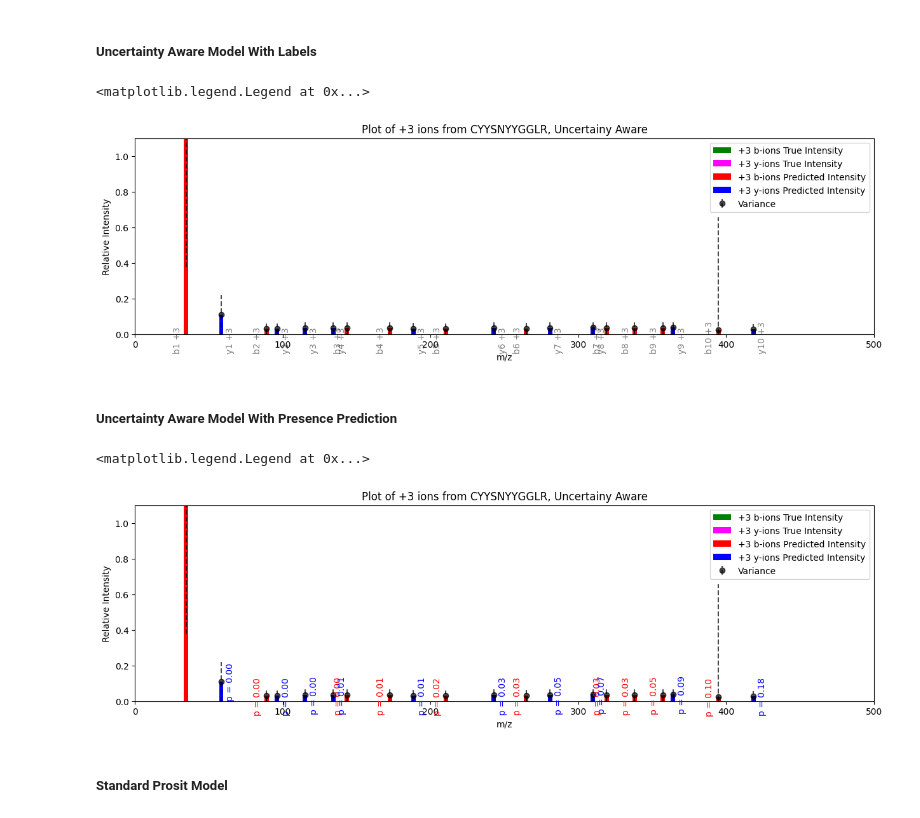
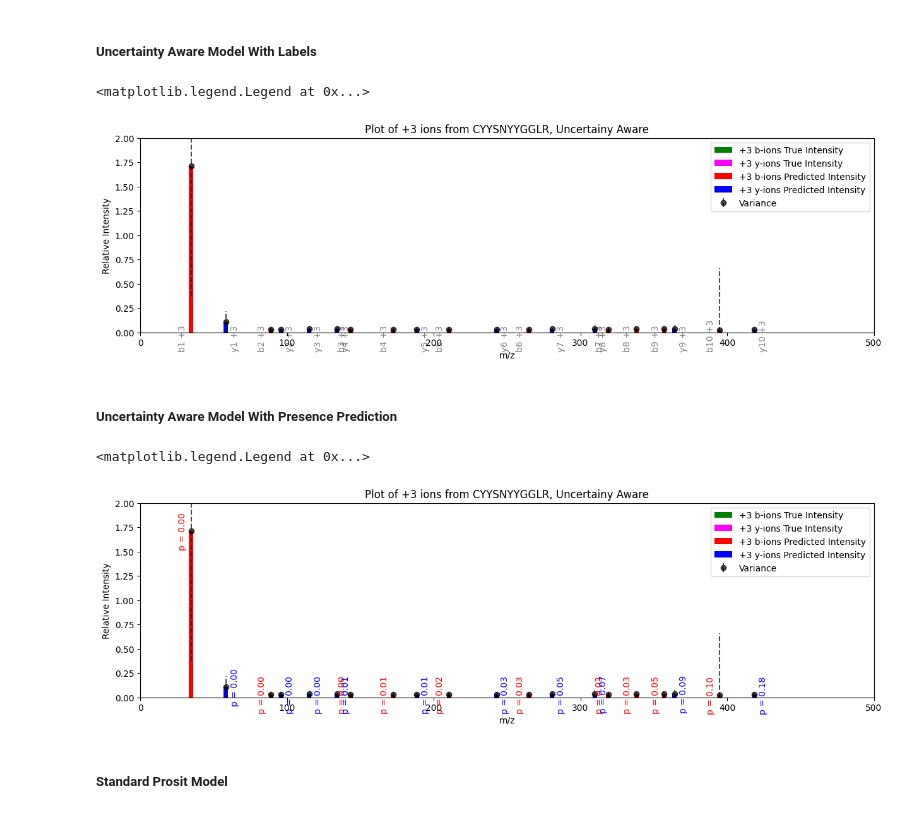
Before and after one commit to Saphcas/dlomix-uncertainty-aware, a Jupyter notebook: notebooks/uncertainty_aware_plotting_examples/plotting_ua_vs_msd.ipynb, the cells around one changed output. Saved outputs shown, nothing was run; the diff lists cells and outputs as text; code cells hidden in the pictures.

Commit message:
Uppdated sizing of the example 1 ion +2 and +3 plots for the uncertainty aware prediction in order to see the full predicted peak

```diff
--- a/notebooks/uncertainty_aware_plotting_examples/plotting_ua_vs_msd.ipynb
+++ b/notebooks/uncertainty_aware_plotting_examples/plotting_ua_vs_msd.ipynb
@@ -1208,11 +1208,11 @@ plt.plot(e1_b3_mz, e1_b3_ions_true, '_', color='g')
 plt.plot(e1_y3_mz, e1_y3_ions_true, '_', color='magenta')
 
 plt.xlim(0, 500)
-plt.ylim(0, 1.1)
+plt.ylim(0, 2)
 plt.legend()
 # %% [output]
 <matplotlib.legend.Legend at 0x...>
-[figure, old version]
+[figure, new version]
 # %% [markdown]
 ##### Uncertainty Aware Model With Presence Prediction
 # %%
@@ -1230,35 +1230,35 @@ plt.bar(e1_b3_mz, e1_b3_ions_mean, width=3, color='r', label='+3 b-ions Predicte
 eb_b = plt.errorbar(e1_b3_mz, e1_b3_ions_mean, yerr=[e1_b3_ions_var_lower, e1_b3_ions_var], color='black', fmt='o', alpha=0.7)
 eb_b[-1][0].set_linestyle('--')
 for xi, yi, presence, in zip(e1_b3_mz, e1_b3_ions_mean, e1_b3_ions_presence):
     text = f"p = {presence:.2f}"
     ax.annotate(
         text,
         xy = (xi, yi), xycoords='data',
         xytext = (-15, -20), textcoords = 'offset points',
         rotation = 'vertical', color = 'r'
     )
 
 plt.bar(e1_y3_mz, e1_y3_ions_mean, width=3, color='b', label='+3 y-ions Predicted Intensity')
 eb_y = plt.errorbar(e1_y3_mz, e1_y3_ions_mean, yerr=[e1_y3_ions_var_lower, e1_y3_ions_var], color='black', fmt='o', alpha=0.7, label='Variance')
 eb_y[-1][0].set_linestyle('--')
 for xi, yi, presence, in zip(e1_y3_mz, e1_y3_ions_mean, e1_y3_ions_presence):
     text = f"p = {presence:.2f}"
     ax.annotate(
         text,
         xy = (xi, yi), xycoords='data',
         xytext = (5, -20), textcoords = 'offset points',
         rotation = 'vertical', color = 'b'
     )
 
 plt.plot(e1_b3_mz, e1_b3_ions_true, '_', color='g')
 plt.plot(e1_y3_mz, e1_y3_ions_true, '_', color='magenta')
 
 plt.xlim(0, 500)
-plt.ylim(0, 1.1)
+plt.ylim(0, 2)
 plt.legend()
 # %% [output]
 <matplotlib.legend.Legend at 0x...>
-[figure, old version]
+[figure, new version]
 # %% [markdown]
 ##### Standard Prosit Model
 # %%
```
